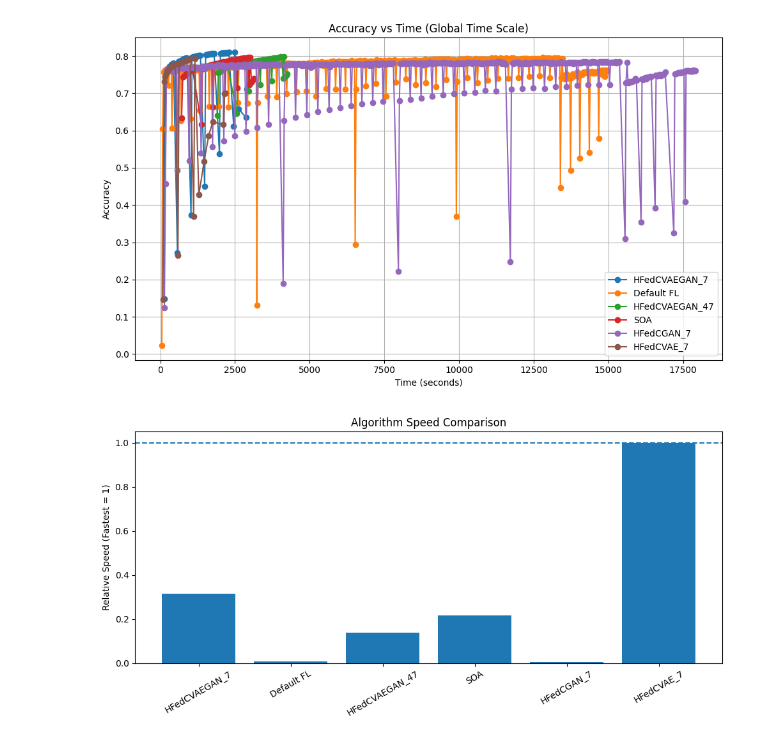
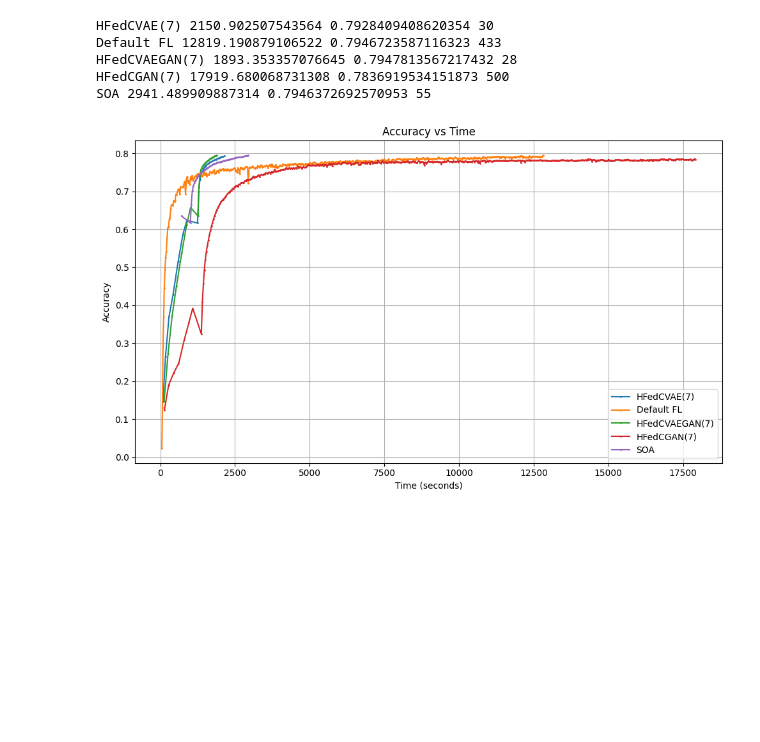
Before and after one commit to arpit35/heterogeneous_federated_learning_with_conditional_variational_autoencoder, a Jupyter notebook: analytics/results.ipynb, the cells around one changed output. Cells and saved outputs as stored; diff of their text form; code cells hidden in the pictures; blank space fills up the shorter version.

```diff
--- a/analytics/results.ipynb
+++ b/analytics/results.ipynb
@@ -69,26 +69,33 @@ for key in common_keys:
 
     for client_id, rounds in results.items():
         for rnd, data in rounds.items():
-            if data["metrics"]["accuracy"] >= target_accuracy:
-                round_acc[rnd].append(data["metrics"]["accuracy"])
-                continue
-            round_acc[rnd].append(data["metrics"]["accuracy"])
+            round_acc[int(rnd)].append(data["metrics"]["accuracy"])
 
     rounds_sorted = sorted(round_acc.keys())
 
     avg_accuracy = []
     avg_time = []
     cumulative_time = 0
+    final_round = 0
+    for rnd in rounds_sorted:
+        avg_accu = np.mean(round_acc[rnd])
+        final_round = rnd
 
-    for rnd in rounds_sorted:
-        avg_accuracy.append(np.mean(round_acc[rnd]))
-        cumulative_time += times[rnd]
+        if avg_accu >= target_accuracy:
+            avg_accuracy.append(avg_accu)
+            cumulative_time += times[str(rnd)]
+            avg_time.append(cumulative_time)
+            break
+
+        avg_accuracy.append(avg_accu)
+        cumulative_time += times[str(rnd)]
         avg_time.append(cumulative_time)
 
     algo_data[unique_algo_key] = {
         "algo": algo,
         "clients": clients,
         "classes": classes,
+        "final_round": final_round,
         "accuracy": np.array(avg_accuracy),
         "time": np.array(avg_time),
     }
@@ -109,73 +116,41 @@ else:
     for k in list(name_map.keys()):
         if k not in current_keys:
             del name_map[k]
 
     # Add missing entries
     for k in current_keys:
         if k not in name_map:
             name_map[k] = k
 
 with open(NAME_MAP_FILE, "w") as f:
     json.dump(name_map, f, indent=4)
 
 # =========================
-# GLOBAL TIME AXIS
-# =========================
-max_round_time = max(
-    np.max(data["time"]) for data in algo_data.values() if len(data["time"]) > 0
-)
-
-# =========================
 # GRAPH 1 – Accuracy vs Time (GLOBAL SCALE)
 # =========================
 plt.figure(figsize=(10, 6))
 
 for key, data in algo_data.items():
     label = name_map[key]
-
-    # Each round plotted at its own time^2
     x = data["time"]
     y = data["accuracy"]
 
-    plt.plot(x, y, marker="o", label=label)
+    print(name_map[key], data["time"][-1], data["accuracy"][-1], data["final_round"])
+
+    plt.plot(x, y, marker="o", markersize=1, linewidth=1.5, label=label)
+
 
 plt.xlabel("Time (seconds)")
 plt.ylabel("Accuracy")
-plt.title("Accuracy vs Time (Global Time Scale)")
+plt.title("Accuracy vs Time")
 plt.legend()
 plt.grid(True)
 plt.tight_layout()
 plt.show()
-
-# =========================
-# GRAPH 2 – SPEED COMPARISON
-# =========================
-speed_scores = {}
-
-for key, data in algo_data.items():
-    total_time = data["time"].sum()
-    final_acc = data["accuracy"][-1]
-    speed_scores[key] = final_acc / total_time
-
-fastest_key = max(speed_scores, key=speed_scores.get)
-fastest_speed = speed_scores[fastest_key]
-
-labels = []
-relative_speeds = []
-
-for key, speed in speed_scores.items():
-    labels.append(name_map[key])
-    relative_speeds.append(speed / fastest_speed)
-
-plt.figure(figsize=(10, 5))
-plt.bar(labels, relative_speeds)
-plt.axhline(1.0, linestyle="--")
-
-plt.ylabel("Relative Speed (Fastest = 1)")
-plt.title("Algorithm Speed Comparison")
-plt.xticks(rotation=30)
-plt.tight_layout()
-plt.show()
 # %% [output]
+HFedCVAE(7) 2150.902507543564 0.7928409408620354 30
+Default FL 12819.190879106522 0.7946723587116323 433
+HFedCVAEGAN(7) 1893.353357076645 0.7947813567217432 28
+HFedCGAN(7) 17919.680068731308 0.7836919534151873 500
+SOA 2941.489909887314 0.7946372692570953 55
-[figure, old version]
+[figure, new version]
-[figure, removed]
```
Also changed, not shown: parts of 2 cells of this notebook, 11 other files.
